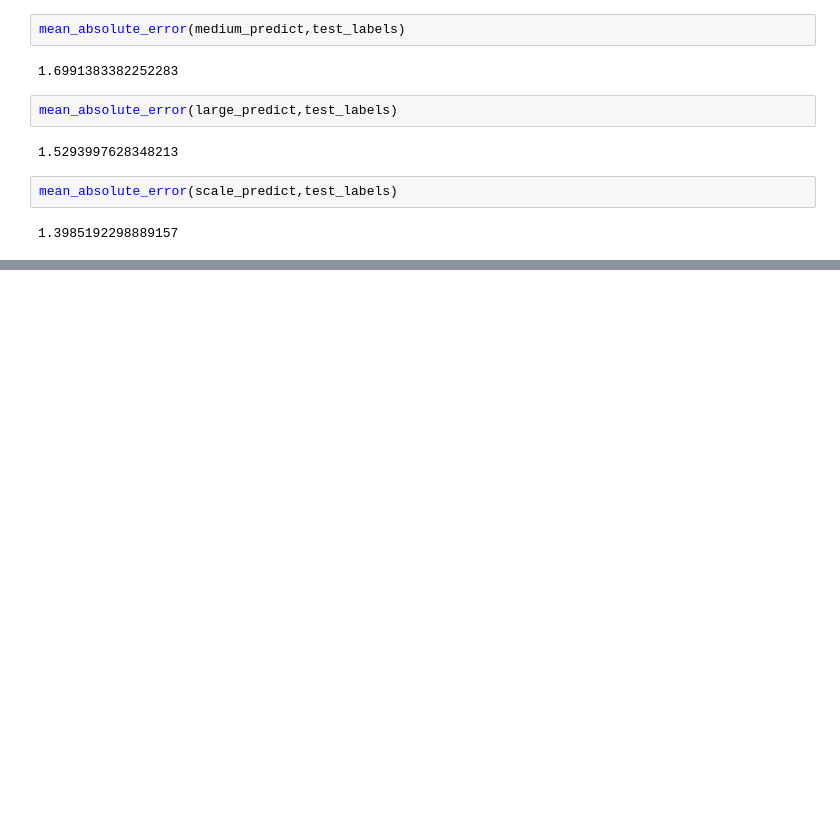
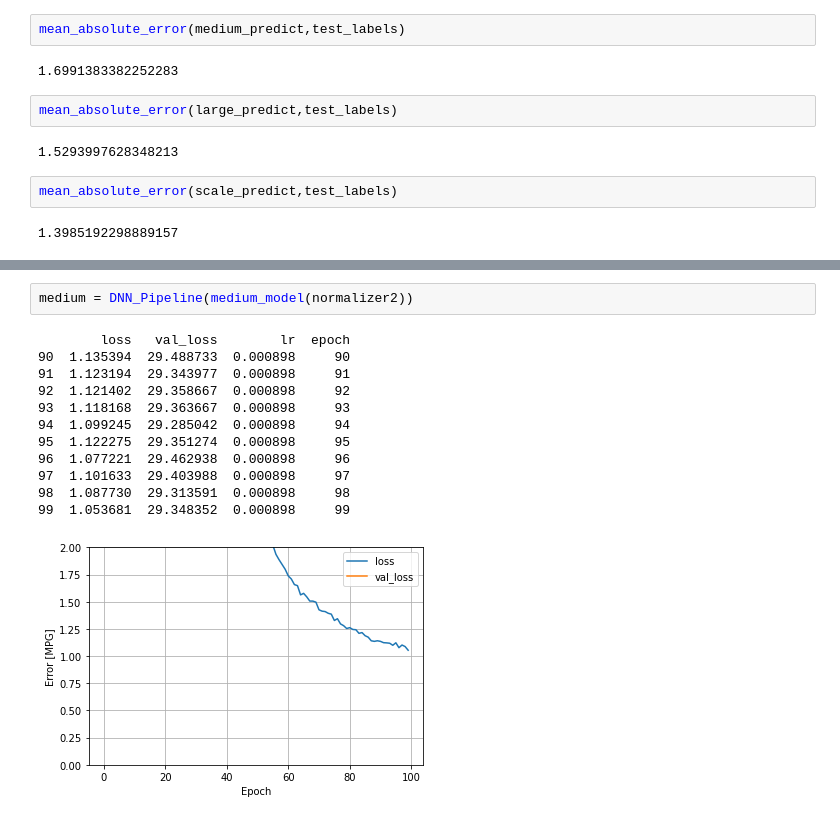
Before and after one commit to GusanwaAkbar/Traveloka-Hotel-Ranking, a Jupyter notebook: Machine-Learning/Capstone_Test_v2_(XGB,_LGBM,_CB).ipynb, the cells around one changed output, grey strips where cells are left out. Drawn from its saved outputs; the diff is of its cells as text; blank space fills up the shorter version.

```diff
--- a/Machine-Learning/Capstone_Test_v2_(XGB,_LGBM,_CB).ipynb
+++ b/Machine-Learning/Capstone_Test_v2_(XGB,_LGBM,_CB).ipynb
@@ -673,0 +810,15 @@ print(medium.predict(train_features))
+# %%
+medium = DNN_Pipeline(medium_model(normalizer2))
+# %% [output]
+        loss   val_loss        lr  epoch
+90  1.135394  29.488733  0.000898     90
+91  1.123194  29.343977  0.000898     91
+92  1.121402  29.358667  0.000898     92
+93  1.118168  29.363667  0.000898     93
+94  1.099245  29.285042  0.000898     94
+95  1.122275  29.351274  0.000898     95
+96  1.077221  29.462938  0.000898     96
+97  1.101633  29.403988  0.000898     97
+98  1.087730  29.313591  0.000898     98
+99  1.053681  29.348352  0.000898     99
+[figure, added]
```
Also changed, not shown: parts of 22 cells of this notebook.
